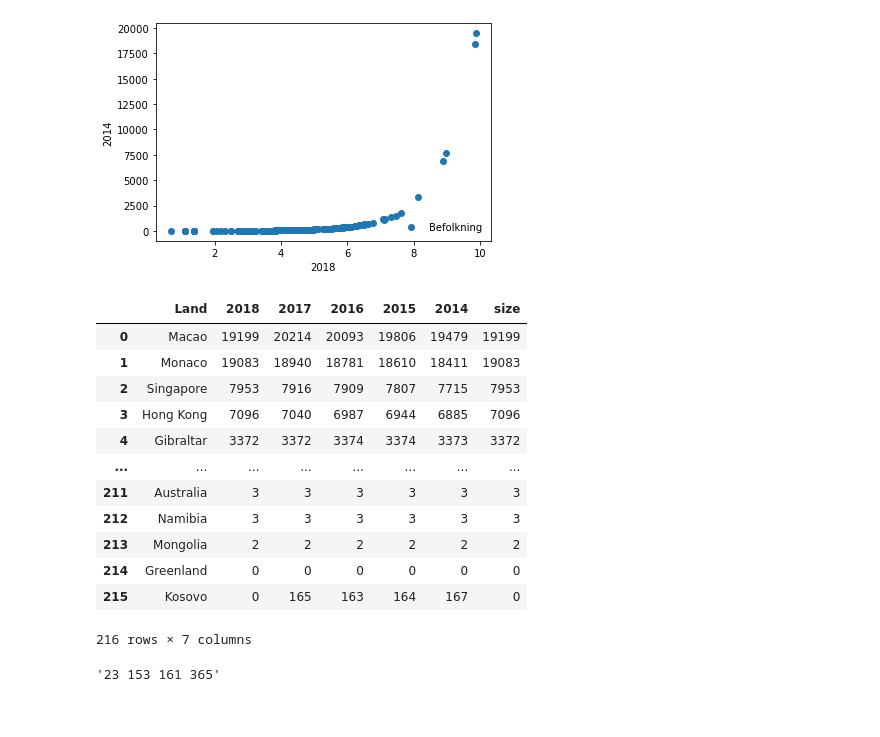
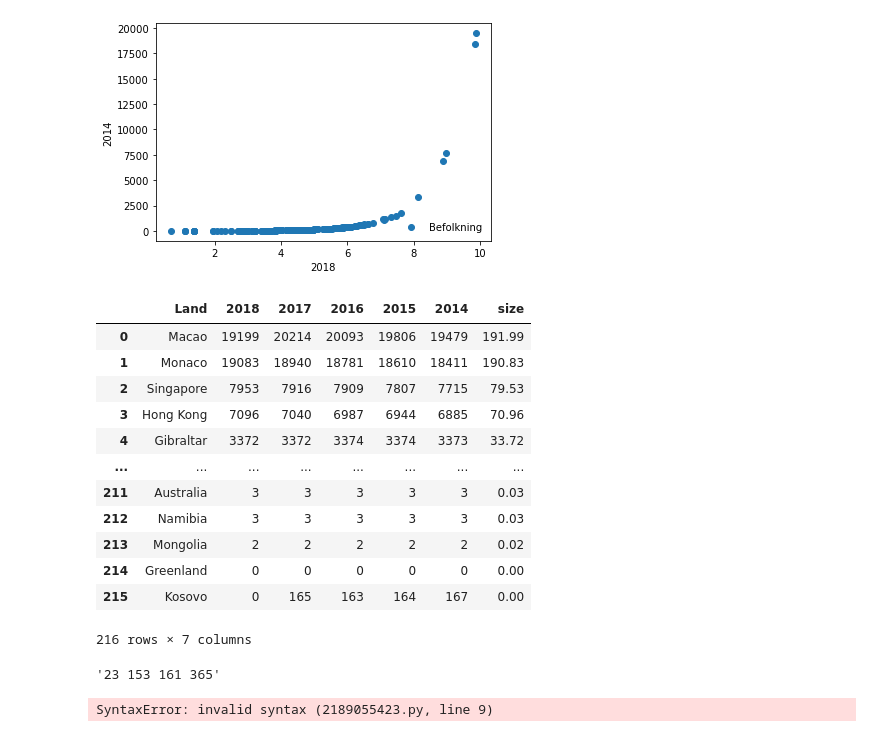
Before and after one commit to Idahark/sok-1005-v22, a Jupyter notebook: Mappeinnlevering python 2/Mappepython2.ipynb, the cells around one changed output. Saved outputs shown, nothing was run; the diff lists cells and outputs as text; code cells hidden in the pictures.

```diff
--- a/Mappeinnlevering python 2/Mappepython2.ipynb
+++ b/Mappeinnlevering python 2/Mappepython2.ipynb
@@ -185,20 +185,20 @@ ax.legend(loc='lower right',frameon=False)
 <matplotlib.legend.Legend at 0x...>
 [figure]
 # %%
-k.assign(size = lambda k: k['2018'])
+k.assign(size = lambda k: k['2018']/100)
 # %% [output]
 |  | Land | 2018 | 2017 | 2016 | 2015 | 2014 | size |
-| 0 | Macao | 19199 | 20214 | 20093 | 19806 | 19479 | 19199 |
-| 1 | Monaco | 19083 | 18940 | 18781 | 18610 | 18411 | 19083 |
-| 2 | Singapore | 7953 | 7916 | 7909 | 7807 | 7715 | 7953 |
-| 3 | Hong Kong | 7096 | 7040 | 6987 | 6944 | 6885 | 7096 |
-| 4 | Gibraltar | 3372 | 3372 | 3374 | 3374 | 3373 | 3372 |
+| 0 | Macao | 19199 | 20214 | 20093 | 19806 | 19479 | 191.99 |
+| 1 | Monaco | 19083 | 18940 | 18781 | 18610 | 18411 | 190.83 |
+| 2 | Singapore | 7953 | 7916 | 7909 | 7807 | 7715 | 79.53 |
+| 3 | Hong Kong | 7096 | 7040 | 6987 | 6944 | 6885 | 70.96 |
+| 4 | Gibraltar | 3372 | 3372 | 3374 | 3374 | 3373 | 33.72 |
 | ... | ... | ... | ... | ... | ... | ... | ... |
-| 211 | Australia | 3 | 3 | 3 | 3 | 3 | 3 |
-| 212 | Namibia | 3 | 3 | 3 | 3 | 3 | 3 |
-| 213 | Mongolia | 2 | 2 | 2 | 2 | 2 | 2 |
-| 214 | Greenland | 0 | 0 | 0 | 0 | 0 | 0 |
-| 215 | Kosovo | 0 | 165 | 163 | 164 | 167 | 0 |
+| 211 | Australia | 3 | 3 | 3 | 3 | 3 | 0.03 |
+| 212 | Namibia | 3 | 3 | 3 | 3 | 3 | 0.03 |
+| 213 | Mongolia | 2 | 2 | 2 | 2 | 2 | 0.02 |
+| 214 | Greenland | 0 | 0 | 0 | 0 | 0 | 0.00 |
+| 215 | Kosovo | 0 | 165 | 163 | 164 | 167 | 0.00 |
 216 rows × 7 columns
 # %%
 '{:,}'.format(int(23153161365)).replace(',',' ')
@@ -206,12 +206,14 @@ k.assign(size = lambda k: k['2018'])
 '23 153 161 365'
 # %%
 from bokeh.plotting import figure
+from bokeh.models import BoxZoomTool, PanTool, ResetTool
 
-#creating figure:
 p = figure(
         title = "Endring i Befolkningstetthet 2014-2018",
+        title_location = "below",
         x_axis_label = 'Befolkningstetthet 2018',
-        y_axis_label = 'Befolkningstetthet 2014',
+        y_axis_label = 'Befolkningstetthet 2014'
+        x_axis_,
 
 
         tools="hover",
@@ -220,9 +222,12 @@ p = figure(
             ("Befolkningstetthet 2018","@2018"),
             ("Befolkningstetthet 2014","@2014")
             ],
+        toolbar_location="below",
 
-        plot_height = 580,
-        plot_width = 980)
+        plot_height = 600,
+        plot_width = 1000)
+# %% [output]
+SyntaxError: invalid syntax (2189055423.py, line 9)
 # %%
 from bokeh.io import show, output_notebook
 from bokeh.plotting import output_file
```
Also changed, not shown: parts of 1 cell of this notebook, 1 other file.
